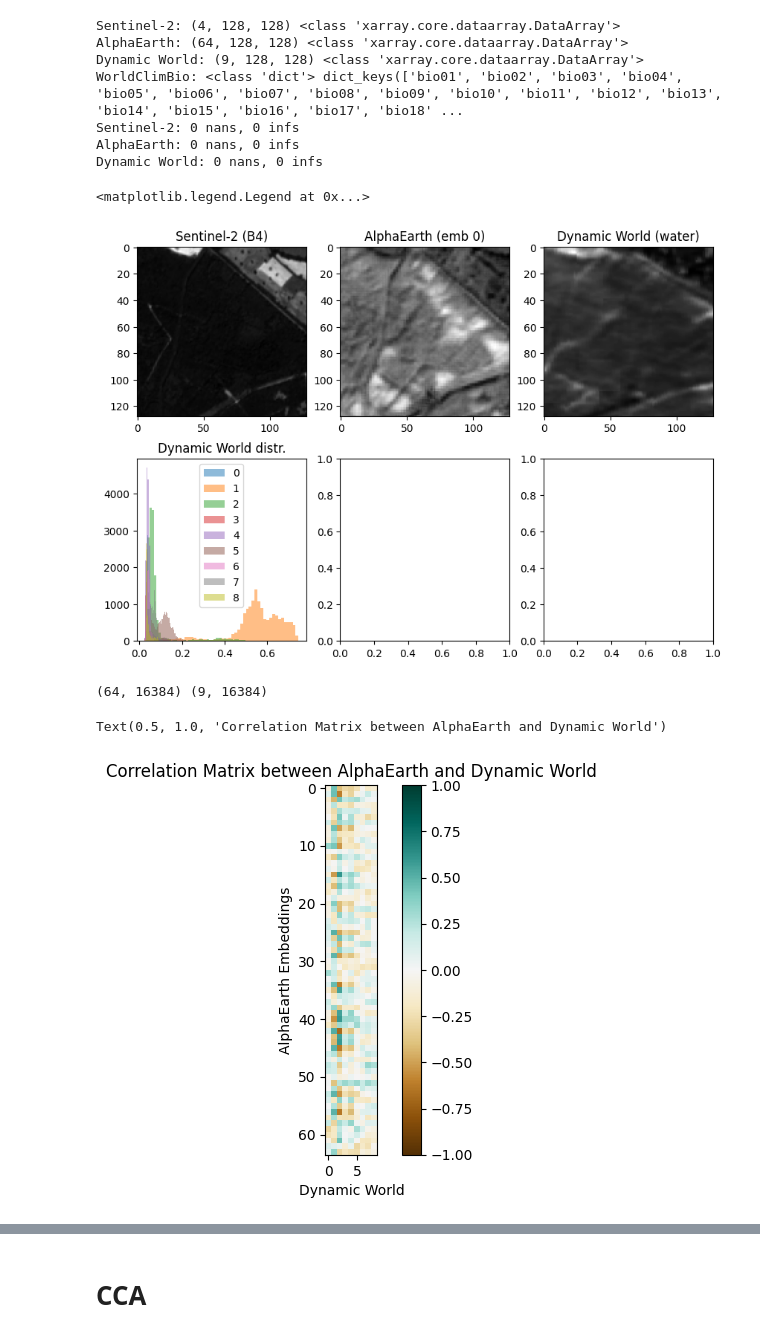
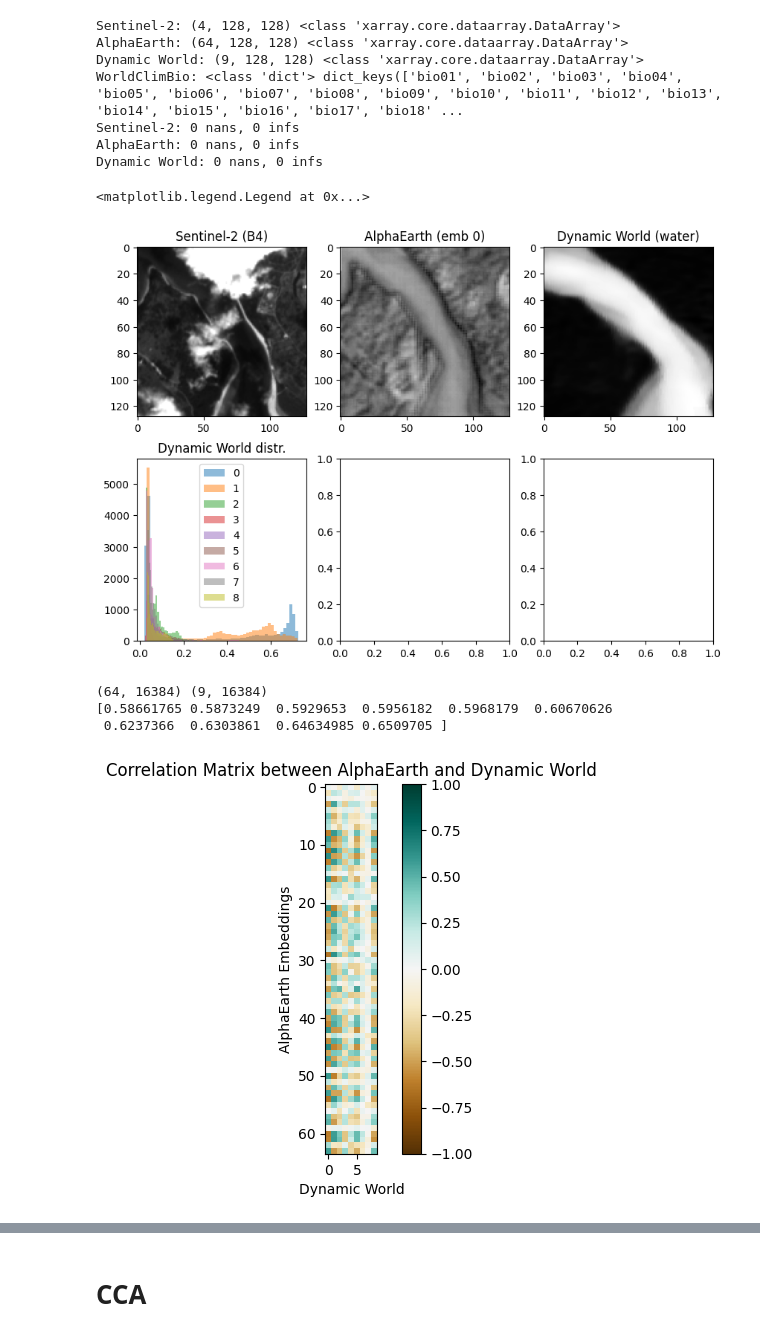
Before and after one commit to vdplasthijs/NeurEO, a Jupyter notebook: notebooks/CCA.ipynb, the cells around one changed output, grey strips where cells are left out. Drawn from its saved outputs; the diff is of its cells as text; code cells hidden in the pictures.

```diff
--- a/notebooks/CCA.ipynb
+++ b/notebooks/CCA.ipynb
@@ -16,37 +19,39 @@ import loadpaths
 path_dict_pecl = loadpaths.loadpaths()
 import analysis_utils as au
 # %%
-(data_sent, data_alpha, data_dyn, data_worldclim) = du.load_all_modalities_from_name(name='pecl-fig-3', path_folder='../content/sample_data', verbose=1)
+(data_sent, data_alpha, data_dyn, data_worldclim) = du.load_all_modalities_from_name(name='pecl-fig-0', path_folder='../content/sample_data', verbose=1)
 
 ## Check for number of nans, infs
+
+data_alpha.values[np.isinf(data_alpha.values)] = 0
 
 for arr, name in zip([data_sent, data_alpha, data_dyn], ['Sentinel-2', 'AlphaEarth', 'Dynamic World']):
     print(f"{name}: {np.sum(np.isnan(arr.values))} nans, {np.sum(np.isinf(arr.values))} infs")
 
 fig, ax = plt.subplots(2,3, figsize=(10,7))
 ax = ax.flatten()
 ax[0].imshow(np.clip(data_sent[0, ...], 0, 3000) / 3000, cmap='gray')
 ax[0].set_title('Sentinel-2 (B4)')
 ax[1].imshow(data_alpha[0, ...], cmap='gray')
 ax[1].set_title('AlphaEarth (emb 0)')
 ax[2].imshow(data_dyn[0, ...], cmap='gray')
 ax[2].set_title('Dynamic World (water)')
 
 ## plot distr DW:
 for i_dw in range(data_dyn.shape[0]):
     ax[3].hist(data_dyn[i_dw, ...].values.flatten(), bins=50, alpha=0.5, label=i_dw)
 ax[3].set_title('Dynamic World distr.')
 ax[3].legend()
 # %% [output]
 Sentinel-2: (4, 128, 128) <class 'xarray.core.dataarray.DataArray'>
 AlphaEarth: (64, 128, 128) <class 'xarray.core.dataarray.DataArray'>
 Dynamic World: (9, 128, 128) <class 'xarray.core.dataarray.DataArray'>
 WorldClimBio: <class 'dict'> dict_keys(['bio01', 'bio02', 'bio03', 'bio04', 'bio05', 'bio06', 'bio07', 'bio08', 'bio09', 'bio10', 'bio11', 'bio12', 'bio13', 'bio14', 'bio15', 'bio16', 'bio17', 'bio18' ...
 Sentinel-2: 0 nans, 0 infs
 AlphaEarth: 0 nans, 0 infs
 Dynamic World: 0 nans, 0 infs
 <matplotlib.legend.Legend at 0x...>
-[figure, old version]
+[figure, new version]
 # %%
 embed_mat = data_alpha.values.reshape(data_alpha.shape[0], -1)
 dw_mat = data_dyn.values.reshape(data_dyn.shape[0], -1)
@@ -58,7 +63,10 @@ plt.colorbar()
 plt.xlabel('Dynamic World')
 plt.ylabel('AlphaEarth Embeddings')
 plt.title('Correlation Matrix between AlphaEarth and Dynamic World')
+
+print(np.sort(corr_mat.flatten())[-10:])
 # %% [output]
 (64, 16384) (9, 16384)
+[0.58661765 0.5873249  0.5929653  0.5956182  0.5968179  0.60670626
+ 0.6237366  0.6303861  0.64634985 0.6509705 ]
-Text(0.5, 1.0, 'Correlation Matrix between AlphaEarth and Dynamic World')
-[figure, old version]
+[figure, new version]
```
Also changed, not shown: parts of 25 cells of this notebook, 14 other files.
